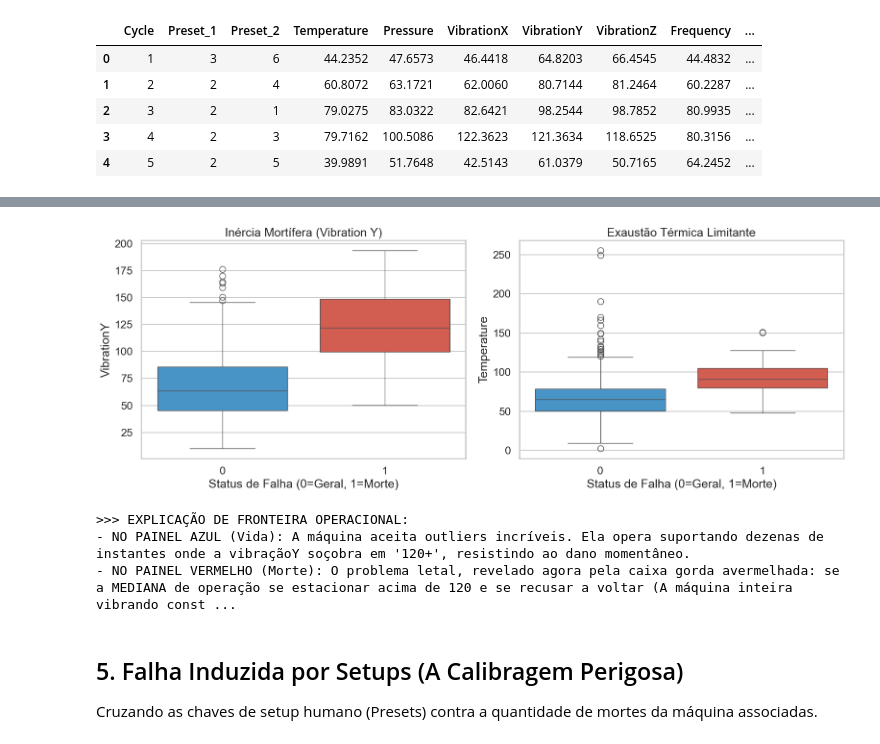
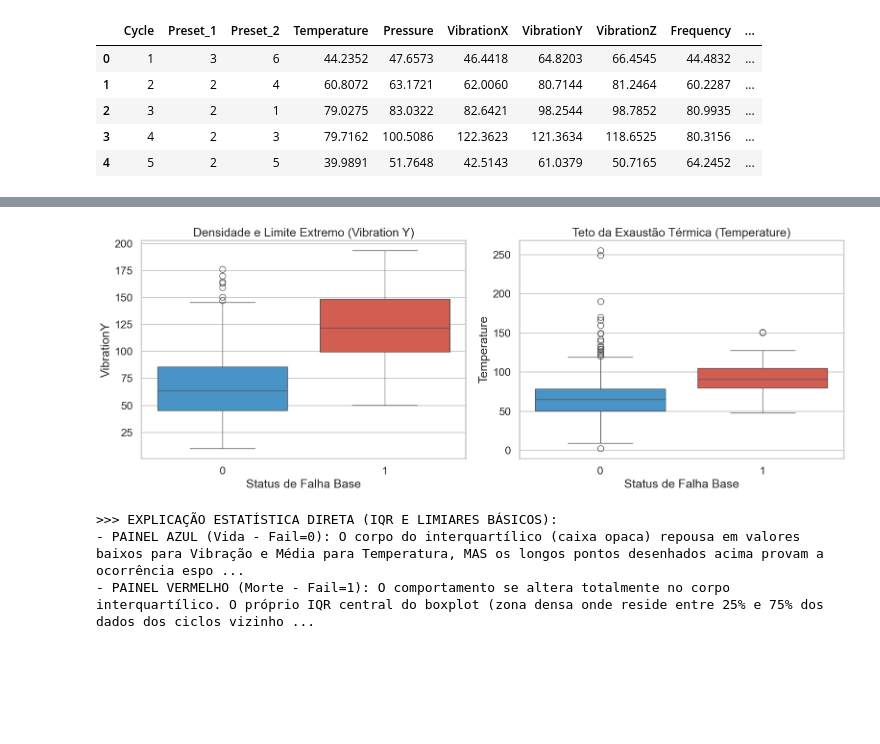
Before and after one commit to umsimplesjogador/predictive-maintenance, a Jupyter notebook: notebooks/01_eda_storytelling.ipynb, the cells around one changed output, grey strips where cells are left out. Cells and saved outputs as stored; diff of their text form; code cells hidden in the pictures; blank space fills up the shorter version.

```diff
--- a/notebooks/01_eda_storytelling.ipynb
+++ b/notebooks/01_eda_storytelling.ipynb
@@ -110,25 +133,22 @@ O Outlier não significa morte. Entender a fronteira do esgotamento.
 # %%
 fig, axes = plt.subplots(1, 2, figsize=(16, 6))
 
 sns.boxplot(ax=axes[0], data=df, x='Fail', y='VibrationY', palette=['#3498db', '#e74c3c'])
-axes[0].set_title('Inércia Mortífera (Vibration Y)')
-axes[0].set_xlabel('Status de Falha (0=Geral, 1=Morte)')
+axes[0].set_title('Densidade e Limite Extremo (Vibration Y)')
+axes[0].set_xlabel('Status de Falha Base')
 
 sns.boxplot(ax=axes[1], data=df, x='Fail', y='Temperature', palette=['#3498db', '#e74c3c'])
-axes[1].set_title('Exaustão Térmica Limitante')
-axes[1].set_xlabel('Status de Falha (0=Geral, 1=Morte)')
+axes[1].set_title('Teto da Exaustão Térmica (Temperature)')
+axes[1].set_xlabel('Status de Falha Base')
 
 plt.tight_layout()
 plt.show()
 
-print(">>> EXPLICAÇÃO DE FRONTEIRA OPERACIONAL:")
-print("- NO PAINEL AZUL (Vida): A máquina aceita outliers incríveis. Ela opera suportando dezenas de instantes onde a vibraçãoY soçobra em '120+', resistindo ao dano momentâneo.")
-print("- NO PAINEL VERMELHO (Morte): O problema letal, revelado agora pela caixa gorda avermelhada: se a MEDIANA de operação se estacionar acima de 120 e se recusar a voltar (A máquina inteira vibrando constante ao invés de picos intermitentes), o rolamento superaquece irreversivelmente. A duração constante no topo mata a máquina, não o pico.")
+print(">>> EXPLICAÇÃO ESTATÍSTICA DIRETA (IQR E LIMIARES BÁSICOS):")
+print("- PAINEL AZUL (Vida - Fail=0): O corpo do interquartílico (caixa opaca) repousa em valores baixos para Vibração e Média para Temperatura, MAS os longos pontos desenhados acima provam a ocorrência esporádica orgânica de Outliers absurdos. A máquina atinge valores >130 de Vibração ocasionalmente em eventos pontuais e não quebra, pois tais instâncias corriqueiras são anomalias momentâneas em ciclos isolados.")
+print("- PAINEL VERMELHO (Morte - Fail=1): O comportamento se altera totalmente no corpo interquartílico. O próprio IQR central do boxplot (zona densa onde reside entre 25% e 75% dos dados dos ciclos vizinhos à falha) pula agressivamente para marcações basais altíssimas. Valores vibracionais acima de 120 e térmicos na casa dos ~90, que eram aberrações nas máquinas normais, passam a formar a mediana da massa de dados no registro mortífero.")
 # %% [output]
-[figure, old version]
+[figure, new version]
->>> EXPLICAÇÃO DE FRONTEIRA OPERACIONAL:
-- NO PAINEL AZUL (Vida): A máquina aceita outliers incríveis. Ela opera suportando dezenas de instantes onde a vibraçãoY soçobra em '120+', resistindo ao dano momentâneo.
-- NO PAINEL VERMELHO (Morte): O problema letal, revelado agora pela caixa gorda avermelhada: se a MEDIANA de operação se estacionar acima de 120 e se recusar a voltar (A máquina inteira vibrando const ...
+>>> EXPLICAÇÃO ESTATÍSTICA DIRETA (IQR E LIMIARES BÁSICOS):
+- PAINEL AZUL (Vida - Fail=0): O corpo do interquartílico (caixa opaca) repousa em valores baixos para Vibração e Média para Temperatura, MAS os longos pontos desenhados acima provam a ocorrência espo ...
+- PAINEL VERMELHO (Morte - Fail=1): O comportamento se altera totalmente no corpo interquartílico. O próprio IQR central do boxplot (zona densa onde reside entre 25% e 75% dos dados dos ciclos vizinho ...
-# %% [markdown]
-## 5. Falha Induzida por Setups (A Calibragem Perigosa)
-Cruzando as chaves de setup humano (Presets) contra a quantidade de mortes da máquina associadas.
```
Also changed, not shown: parts of 25 cells of this notebook, 1 other file.
